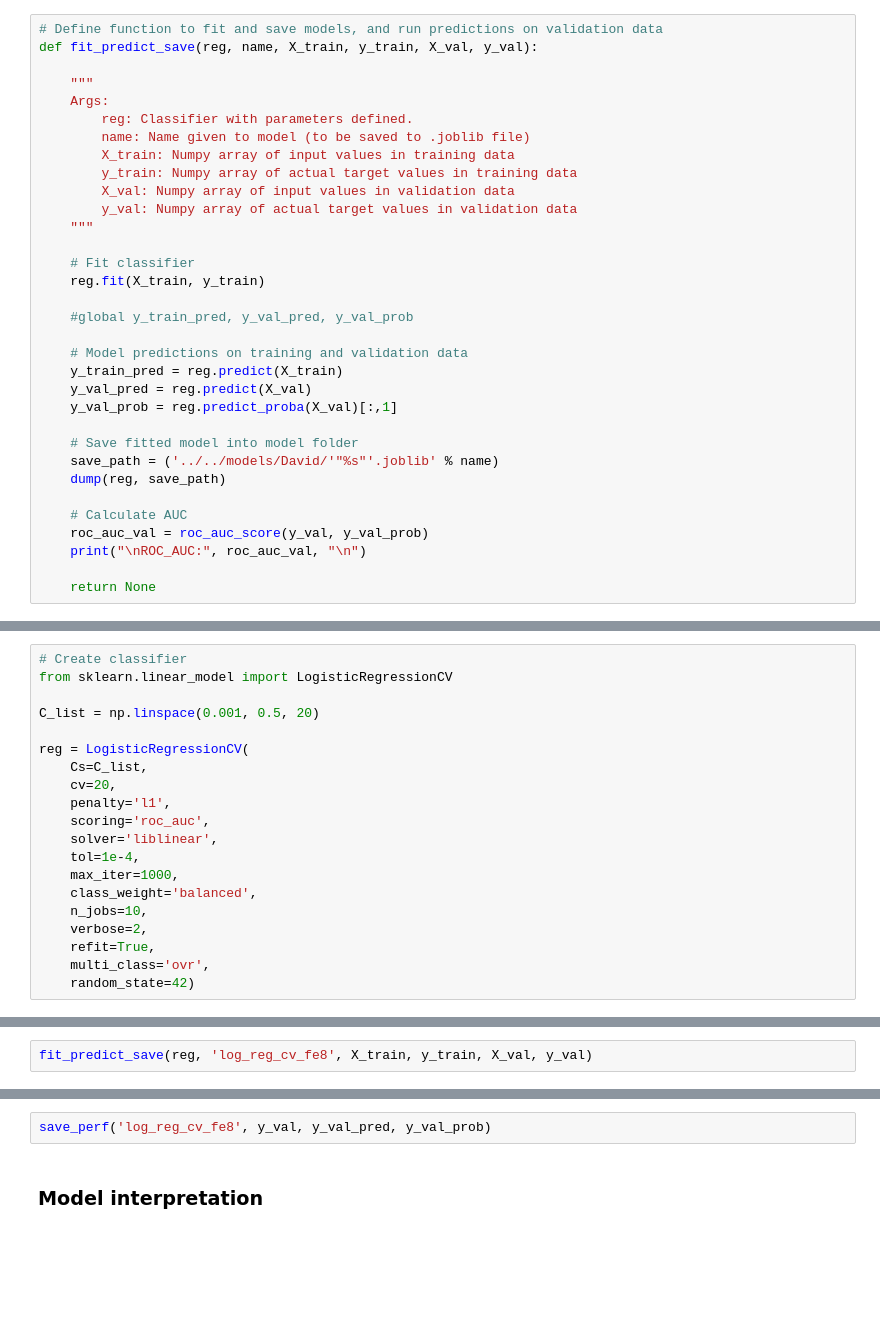
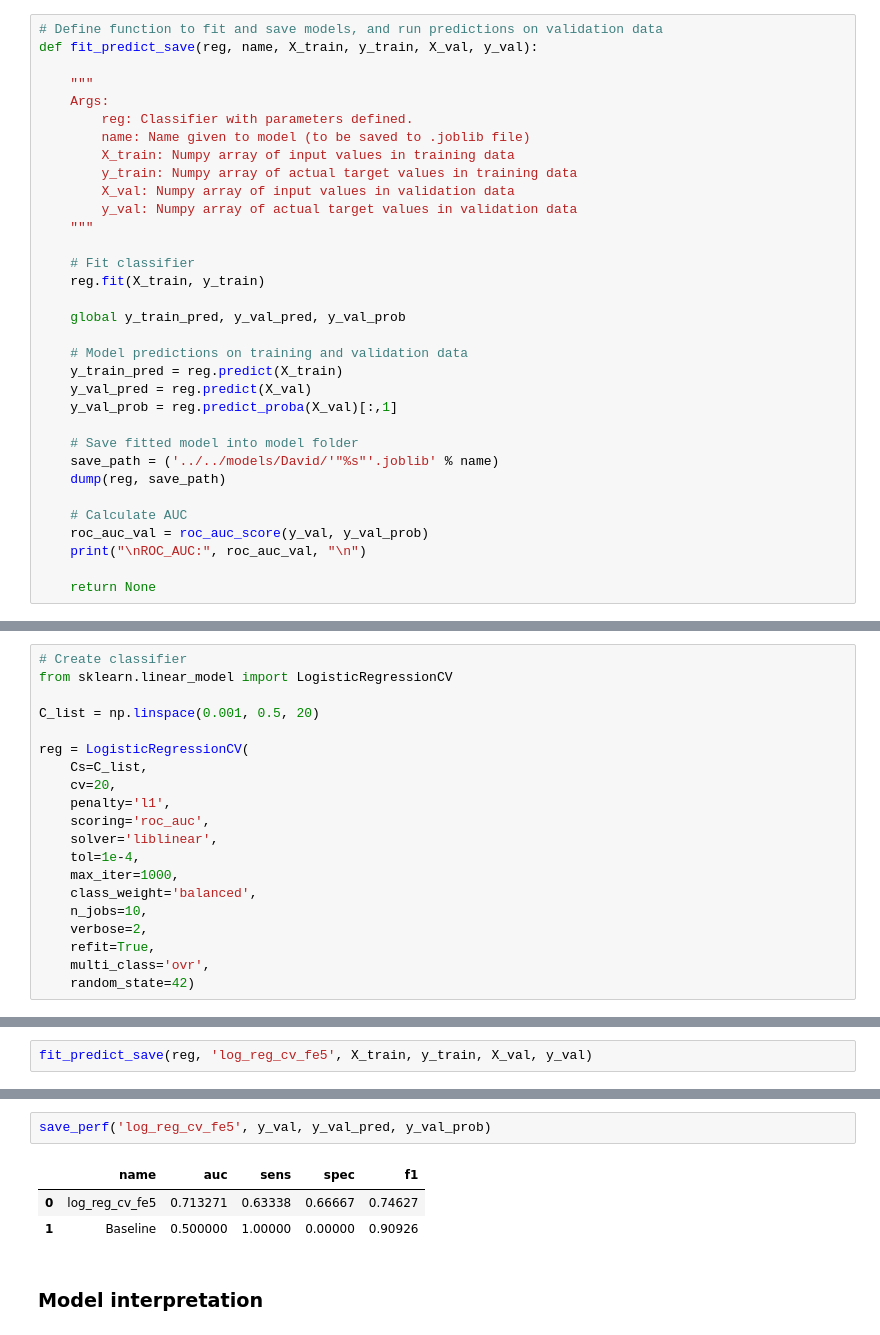
Before and after one commit to chrimaho/MDSI_ADSI_FEB21_AT1, a Jupyter notebook: notebooks/David/anker_david-10025690-week2_logregcv2.ipynb, the cells around one changed output, grey strips where cells are left out. Cells and saved outputs as stored; diff of their text form; blank space fills up the shorter version.

```diff
--- a/notebooks/David/anker_david-10025690-week2_logregcv2.ipynb
+++ b/notebooks/David/anker_david-10025690-week2_logregcv2.ipynb
@@ -168,7 +170,7 @@ def fit_predict_save(reg, name, X_train, y_train, X_val, y_val):
     # Fit classifier
     reg.fit(X_train, y_train)
 
-    #global y_train_pred, y_val_pred, y_val_prob
+    global y_train_pred, y_val_pred, y_val_prob
 
     # Model predictions on training and validation data
     y_train_pred = reg.predict(X_train)
@@ -379,2 +340,2 @@ reg = LogisticRegressionCV(
 # %%
-fit_predict_save(reg, 'log_reg_cv_fe8', X_train, y_train, X_val, y_val)
+fit_predict_save(reg, 'log_reg_cv_fe5', X_train, y_train, X_val, y_val)
@@ -383,5 +353,9 @@ plot_cm_roc(reg, X_val, y_val)
 # %%
-save_perf('log_reg_cv_fe8', y_val, y_val_pred, y_val_prob)
+save_perf('log_reg_cv_fe5', y_val, y_val_pred, y_val_prob)
+# %% [output]
+|  | name | auc | sens | spec | f1 |
+| 0 | log_reg_cv_fe5 | 0.713271 | 0.63338 | 0.66667 | 0.74627 |
+| 1 | Baseline | 0.500000 | 1.00000 | 0.00000 | 0.90926 |
 # %% [markdown]
 ### Model interpretation
 # %% [markdown]
```
Also changed, not shown: parts of 12 cells of this notebook, 3 other files.
